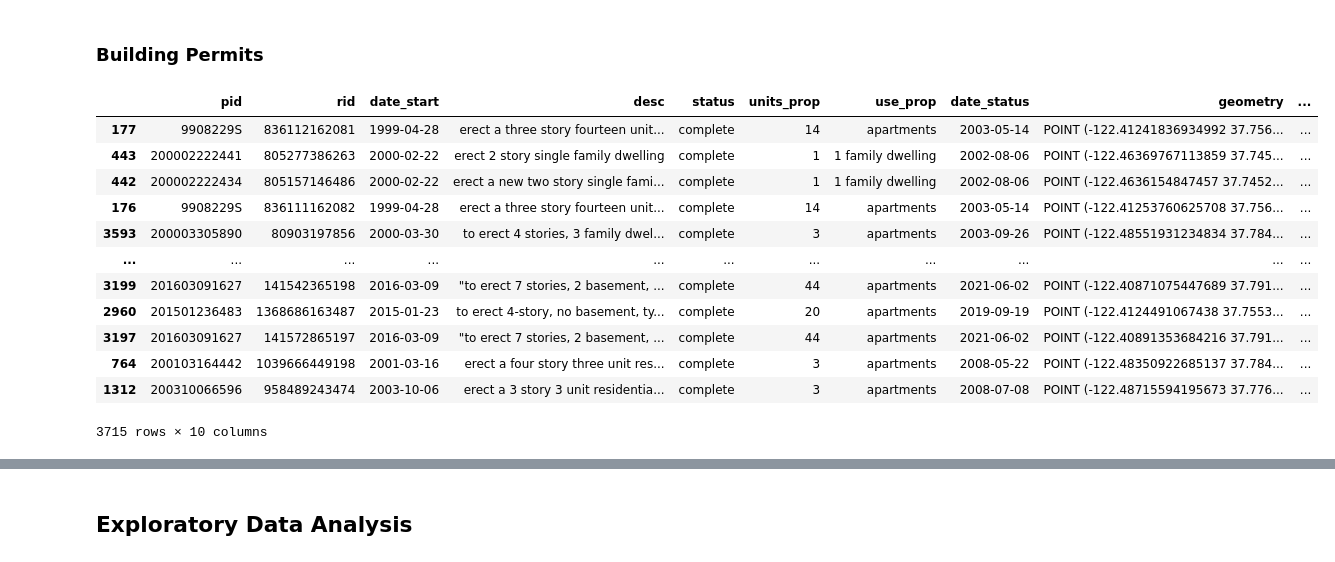
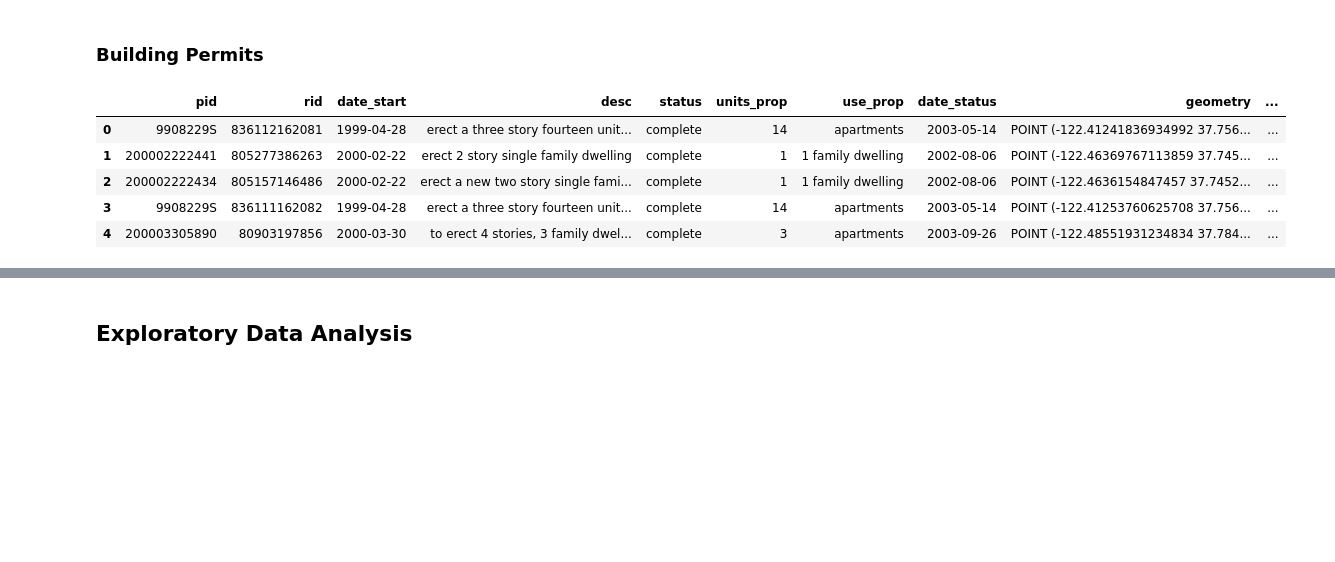
Before and after one commit to nelmsal/sf_buildingpermits, a Jupyter notebook: scripts/sf_building_permit_explore.ipynb, the cells around one changed output, grey strips where cells are left out. Saved outputs shown, nothing was run; the diff lists cells and outputs as text; code cells hidden in the pictures; blank space fills up the shorter version.

```diff
--- a/scripts/sf_building_permit_explore.ipynb
+++ b/scripts/sf_building_permit_explore.ipynb
@@ -105,30 +106,39 @@ sfp = sfp.sjoin(sfnhood).drop(columns='index_right')
 # %%
 path = RAW_FOLDER + r'\sf_building_permits_20220411.csv'
 sfb_full = pd.read_csv(path)
 
 path = META_FOLDER + r'\sf_building_permit_fields.xlsx'
 sfb_meta = pd.read_excel(path)
 sfb_meta = sfb_meta.loc[sfb_meta['keep']=='y'].set_index('name')['new_name'].to_dict()
 
 #for c in sfb_meta.keys():
 #    if c not in list(sfb_full):
 #        print(c)
 
 sfb_full = sfb_full[sfb_meta.keys()].rename(columns=sfb_meta).sort_values('date_issued')
 for c in [c for c in sfb_meta.values() if 'date' in c]:
     sfb_full[c] = pd.to_datetime(sfb_full[c])
-sfb_full.head(-10)
+
+wgs84_crs = "epsg:4326"
+
+sfbg = sfb_full[['pid', 'rid', 'geometry']]
+sfbg = gpd.GeoDataFrame(sfbg, geometry=gpd.GeoSeries.from_wkt(sfbg['geometry']), crs=wgs84_crs).to_crs(project_crs)
+sfbg = gpd.overlay(sfbg, sfblock, how='intersection')
+sfbg.head()
+
+sfb_full = sfb_full.set_index(['pid','rid']).join(sfbg[[c for c in list(sfbg) if c != 'geometry']].set_index(['pid','rid'])).reset_index(drop=False)
+
+date_col = 'date_issued'
+year_bins = ['2000', '2005', '2010', '2015', '2020']
+year_bins = pd.to_datetime(year_bins)
+year_labels = ['00-04', '05-09', '10-14', '15-19']
+sfb_full['5years'] = pd.cut(sfb_full[date_col], year_bins, labels=year_labels, include_lowest=True)
+
+sfb_full.head()
 # %% [output]
 |  | pid | rid | date_start | desc | status | units_prop | use_prop | date_status | geometry | ... |
-| 177 | 9908229S | 836112162081 | 1999-04-28 | erect a three story fourteen unit... | complete | 14 | apartments | 2003-05-14 | POINT (-122.41241836934992 37.756... | ... |
-| 443 | 200002222441 | 805277386263 | 2000-02-22 | erect 2 story single family dwelling | complete | 1 | 1 family dwelling | 2002-08-06 | POINT (-122.46369767113859 37.745... | ... |
-| 442 | 200002222434 | 805157146486 | 2000-02-22 | erect a new two story single fami... | complete | 1 | 1 family dwelling | 2002-08-06 | POINT (-122.4636154847457 37.7452... | ... |
-| 176 | 9908229S | 836111162082 | 1999-04-28 | erect a three story fourteen unit... | complete | 14 | apartments | 2003-05-14 | POINT (-122.41253760625708 37.756... | ... |
-| 3593 | 200003305890 | 80903197856 | 2000-03-30 | to erect 4 stories, 3 family dwel... | complete | 3 | apartments | 2003-09-26 | POINT (-122.48551931234834 37.784... | ... |
-| ... | ... | ... | ... | ... | ... | ... | ... | ... | ... | ... |
-| 3199 | 201603091627 | 141542365198 | 2016-03-09 | "to erect 7 stories, 2 basement, ... | complete | 44 | apartments | 2021-06-02 | POINT (-122.40871075447689 37.791... | ... |
-| 2960 | 201501236483 | 1368686163487 | 2015-01-23 | to erect 4-story, no basement, ty... | complete | 20 | apartments | 2019-09-19 | POINT (-122.4124491067438 37.7553... | ... |
-| 3197 | 201603091627 | 141572865197 | 2016-03-09 | "to erect 7 stories, 2 basement, ... | complete | 44 | apartments | 2021-06-02 | POINT (-122.40891353684216 37.791... | ... |
-| 764 | 200103164442 | 1039666449198 | 2001-03-16 | erect a four story three unit res... | complete | 3 | apartments | 2008-05-22 | POINT (-122.48350922685137 37.784... | ... |
-| 1312 | 200310066596 | 958489243474 | 2003-10-06 | erect a 3 story 3 unit residentia... | complete | 3 | apartments | 2008-07-08 | POINT (-122.48715594195673 37.776... | ... |
+| 0 | 9908229S | 836112162081 | 1999-04-28 | erect a three story fourteen unit... | complete | 14 | apartments | 2003-05-14 | POINT (-122.41241836934992 37.756... | ... |
+| 1 | 200002222441 | 805277386263 | 2000-02-22 | erect 2 story single family dwelling | complete | 1 | 1 family dwelling | 2002-08-06 | POINT (-122.46369767113859 37.745... | ... |
+| 2 | 200002222434 | 805157146486 | 2000-02-22 | erect a new two story single fami... | complete | 1 | 1 family dwelling | 2002-08-06 | POINT (-122.4636154847457 37.7452... | ... |
+| 3 | 9908229S | 836111162082 | 1999-04-28 | erect a three story fourteen unit... | complete | 14 | apartments | 2003-05-14 | POINT (-122.41253760625708 37.756... | ... |
+| 4 | 200003305890 | 80903197856 | 2000-03-30 | to erect 4 stories, 3 family dwel... | complete | 3 | apartments | 2003-09-26 | POINT (-122.48551931234834 37.784... | ... |
-3715 rows × 10 columns
```
Also changed, not shown: parts of 16 cells of this notebook, 1 other file.
